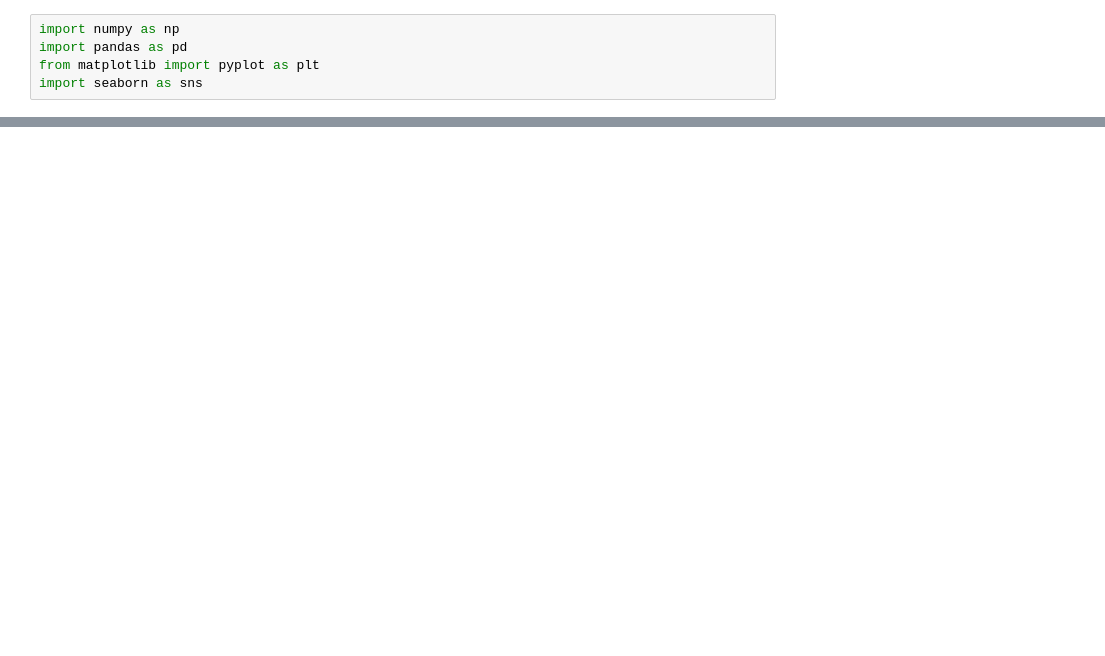
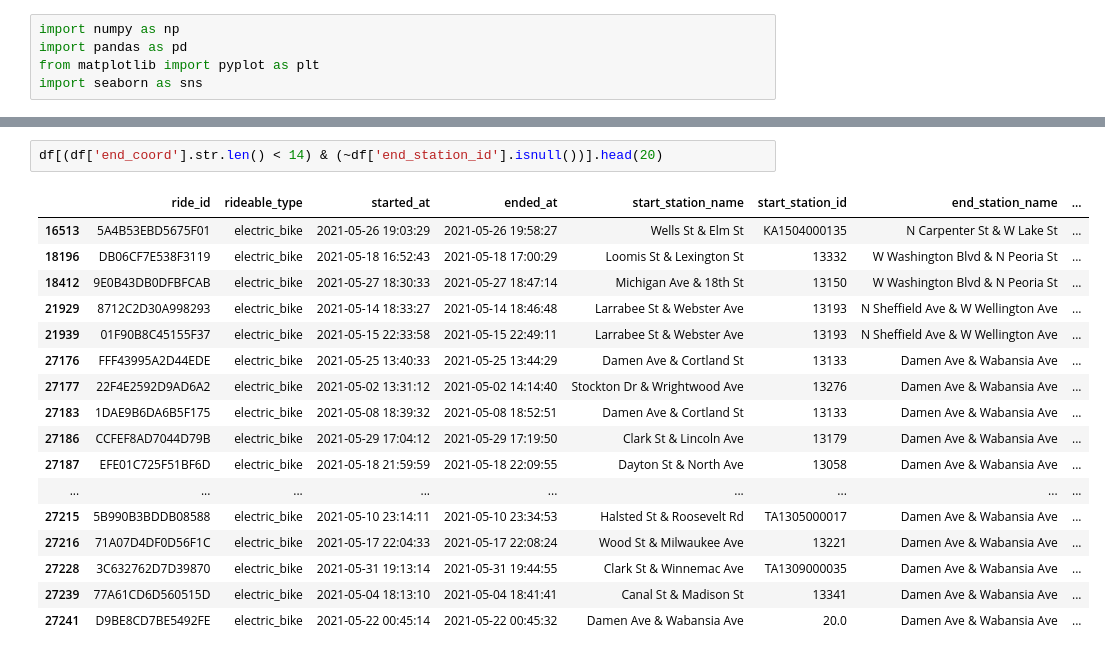
Before and after one commit to andyguo0228/bike_share_python, a Jupyter notebook: scratchbook.ipynb, the cells around one changed output, grey strips where cells are left out. Saved outputs shown, nothing was run; the diff lists cells and outputs as text; blank space fills up the shorter version.

```diff
--- a/scratchbook.ipynb
+++ b/scratchbook.ipynb
@@ -66,0 +86,20 @@ df.head(5)
+# %%
+df[(df['end_coord'].str.len() < 14) & (~df['end_station_id'].isnull())].head(20)
+# %% [output]
+|  | ride_id | rideable_type | started_at | ended_at | start_station_name | start_station_id | end_station_name | ... |
+| 16513 | 5A4B53EBD5675F01 | electric_bike | 2021-05-26 19:03:29 | 2021-05-26 19:58:27 | Wells St & Elm St | KA1504000135 | N Carpenter St & W Lake St | ... |
+| 18196 | DB06CF7E538F3119 | electric_bike | 2021-05-18 16:52:43 | 2021-05-18 17:00:29 | Loomis St & Lexington St | 13332 | W Washington Blvd & N Peoria St | ... |
+| 18412 | 9E0B43DB0DFBFCAB | electric_bike | 2021-05-27 18:30:33 | 2021-05-27 18:47:14 | Michigan Ave & 18th St | 13150 | W Washington Blvd & N Peoria St | ... |
+| 21929 | 8712C2D30A998293 | electric_bike | 2021-05-14 18:33:27 | 2021-05-14 18:46:48 | Larrabee St & Webster Ave | 13193 | N Sheffield Ave & W Wellington Ave | ... |
+| 21939 | 01F90B8C45155F37 | electric_bike | 2021-05-15 22:33:58 | 2021-05-15 22:49:11 | Larrabee St & Webster Ave | 13193 | N Sheffield Ave & W Wellington Ave | ... |
+| 27176 | FFF43995A2D44EDE | electric_bike | 2021-05-25 13:40:33 | 2021-05-25 13:44:29 | Damen Ave & Cortland St | 13133 | Damen Ave & Wabansia Ave | ... |
+| 27177 | 22F4E2592D9AD6A2 | electric_bike | 2021-05-02 13:31:12 | 2021-05-02 14:14:40 | Stockton Dr & Wrightwood Ave | 13276 | Damen Ave & Wabansia Ave | ... |
+| 27183 | 1DAE9B6DA6B5F175 | electric_bike | 2021-05-08 18:39:32 | 2021-05-08 18:52:51 | Damen Ave & Cortland St | 13133 | Damen Ave & Wabansia Ave | ... |
+| 27186 | CCFEF8AD7044D79B | electric_bike | 2021-05-29 17:04:12 | 2021-05-29 17:19:50 | Clark St & Lincoln Ave | 13179 | Damen Ave & Wabansia Ave | ... |
+| 27187 | EFE01C725F51BF6D | electric_bike | 2021-05-18 21:59:59 | 2021-05-18 22:09:55 | Dayton St & North Ave | 13058 | Damen Ave & Wabansia Ave | ... |
+| ... | ... | ... | ... | ... | ... | ... | ... | ... |
+| 27215 | 5B990B3BDDB08588 | electric_bike | 2021-05-10 23:14:11 | 2021-05-10 23:34:53 | Halsted St & Roosevelt Rd | TA1305000017 | Damen Ave & Wabansia Ave | ... |
+| 27216 | 71A07D4DF0D56F1C | electric_bike | 2021-05-17 22:04:33 | 2021-05-17 22:08:24 | Wood St & Milwaukee Ave | 13221 | Damen Ave & Wabansia Ave | ... |
+| 27228 | 3C632762D7D39870 | electric_bike | 2021-05-31 19:13:14 | 2021-05-31 19:44:55 | Clark St & Winnemac Ave | TA1309000035 | Damen Ave & Wabansia Ave | ... |
+| 27239 | 77A61CD6D560515D | electric_bike | 2021-05-04 18:13:10 | 2021-05-04 18:41:41 | Canal St & Madison St | 13341 | Damen Ave & Wabansia Ave | ... |
+| 27241 | D9BE8CD7BE5492FE | electric_bike | 2021-05-22 00:45:14 | 2021-05-22 00:45:32 | Damen Ave & Wabansia Ave | 20.0 | Damen Ave & Wabansia Ave | ... |
```
Also changed, not shown: parts of 8 cells of this notebook, 2 other files.
